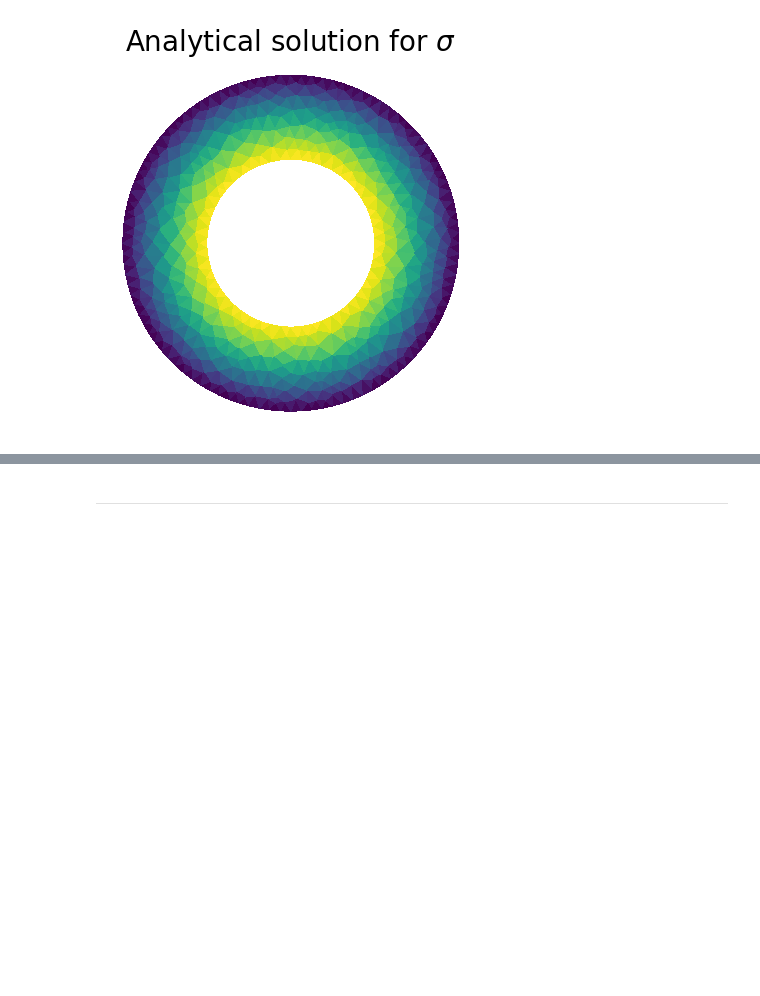
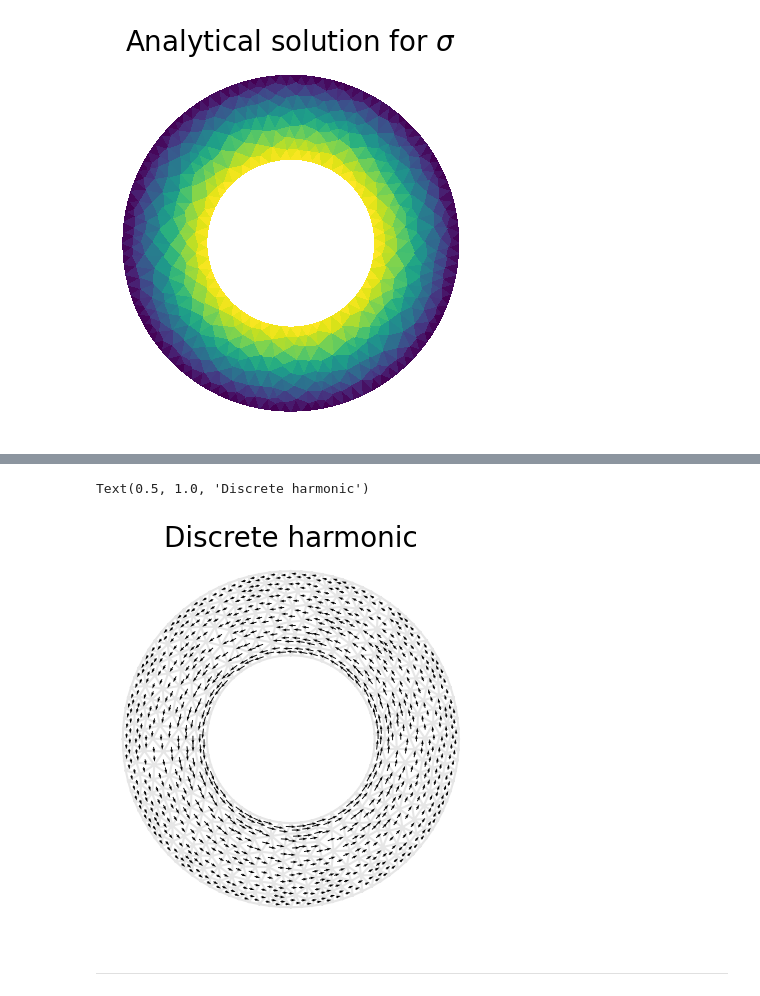
Before and after one commit to discrete-exterior-calculus/dec-icts-2025, a Jupyter notebook: PyDEC-intro.ipynb, the cells around one changed output, grey strips where cells are left out. Cells and saved outputs as stored; diff of their text form; code cells hidden in the pictures; blank space fills up the shorter version.

```diff
--- a/PyDEC-intro.ipynb
+++ b/PyDEC-intro.ipynb
@@ -665,3 +667,14 @@ Text(0.5, 1.0, 'Smooth solution for $u$')
+# %%
+# For reference, we also plot the discrete harmonic
+plt.figure(); fig = plt.gcf(); ax = plt.gca()
+h_bases, h_arrows = simplex_quivers(sc, harmonic)
+plt.triplot(vertices[:, 0], vertices[:, 1], triangles, color=(0.9, 0.9, 0.9))
+ax.quiver(h_bases[:, 0], h_bases[:, 1], h_arrows[:, 0], h_arrows[:, 1], units='dots', color='k')
+ax.set_aspect('equal'); plt.axis('off')
+ax.set_title('Discrete harmonic', fontsize=20)
+# %% [output]
+Text(0.5, 1.0, 'Discrete harmonic')
+[figure, added]
 # %% [markdown]
 ---
 # %% [markdown]
```
Also changed, not shown: parts of 26 cells of this notebook.
